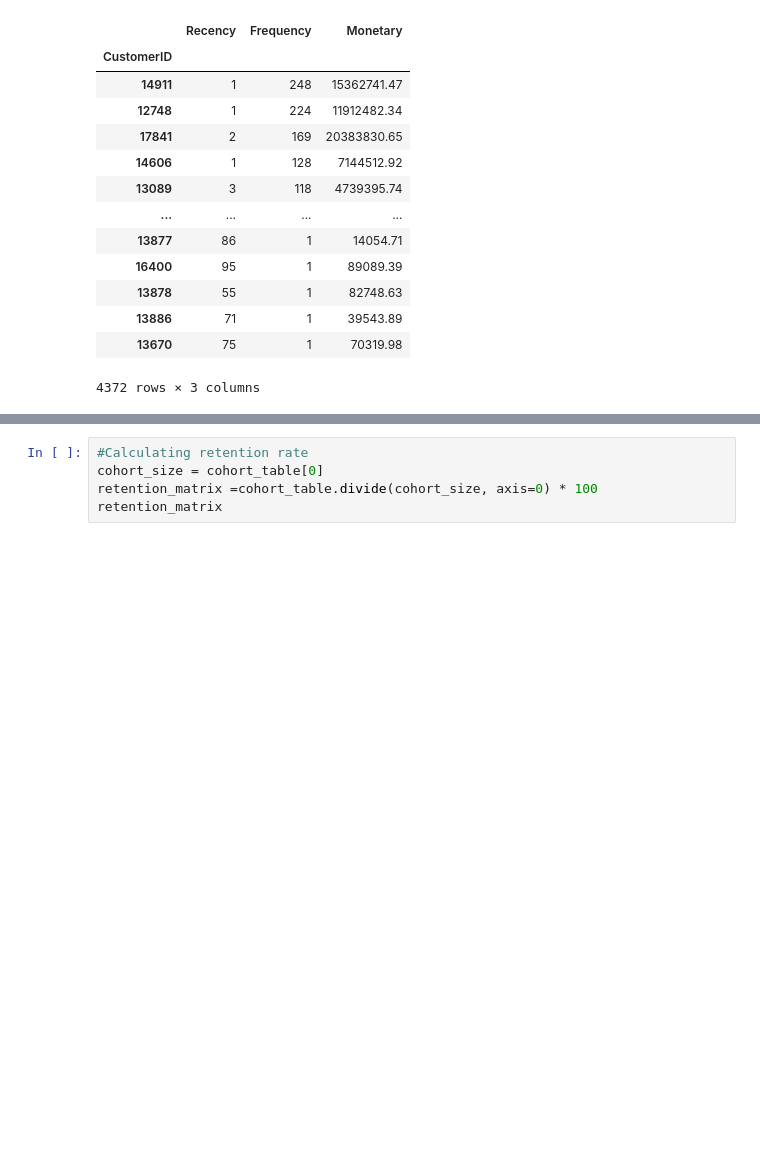
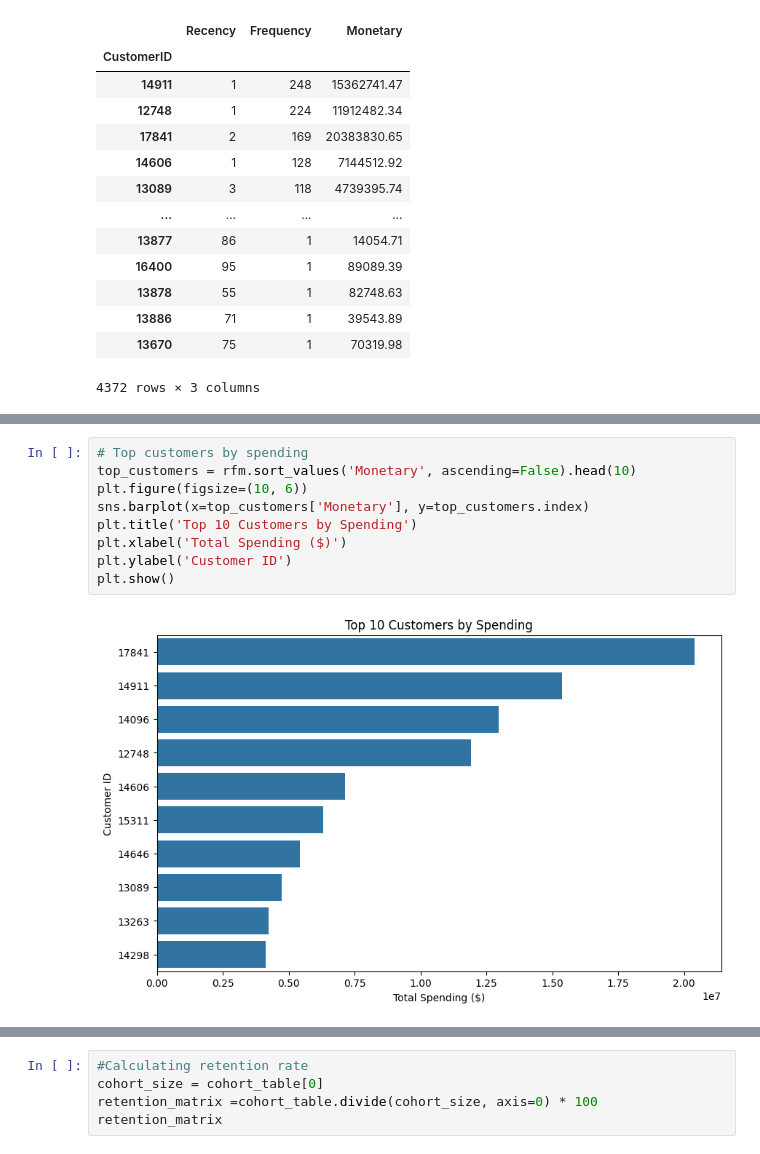
Before and after one commit to deCrystals/cohort_analysis, a Jupyter notebook: cohort.ipynb, the cells around one changed output, grey strips where cells are left out. Saved outputs shown, nothing was run; the diff lists cells and outputs as text; blank space fills up the shorter version.

```diff
--- a/cohort.ipynb
+++ b/cohort.ipynb
@@ -439,0 +496,11 @@ rfm.sort_values(by= 'Recency', ascending= True)
+# %%
+# Top customers by spending
+top_customers = rfm.sort_values('Monetary', ascending=False).head(10)
+plt.figure(figsize=(10, 6))
+sns.barplot(x=top_customers['Monetary'], y=top_customers.index)
+plt.title('Top 10 Customers by Spending')
+plt.xlabel('Total Spending ($)')
+plt.ylabel('Customer ID')
+plt.show()
+# %% [output]
+[figure, added]
```
Also changed, not shown: parts of 50 cells of this notebook, 1 other file.
